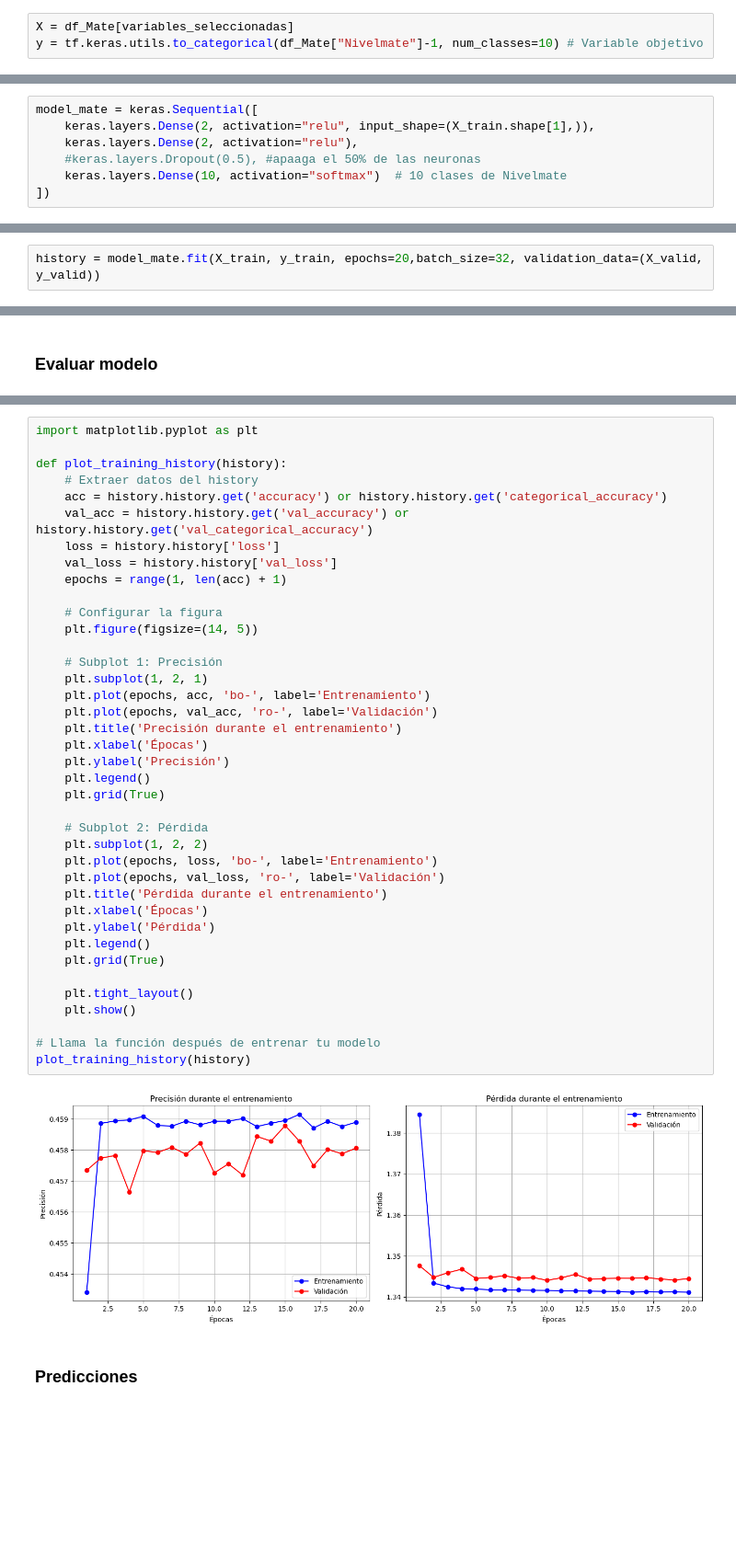
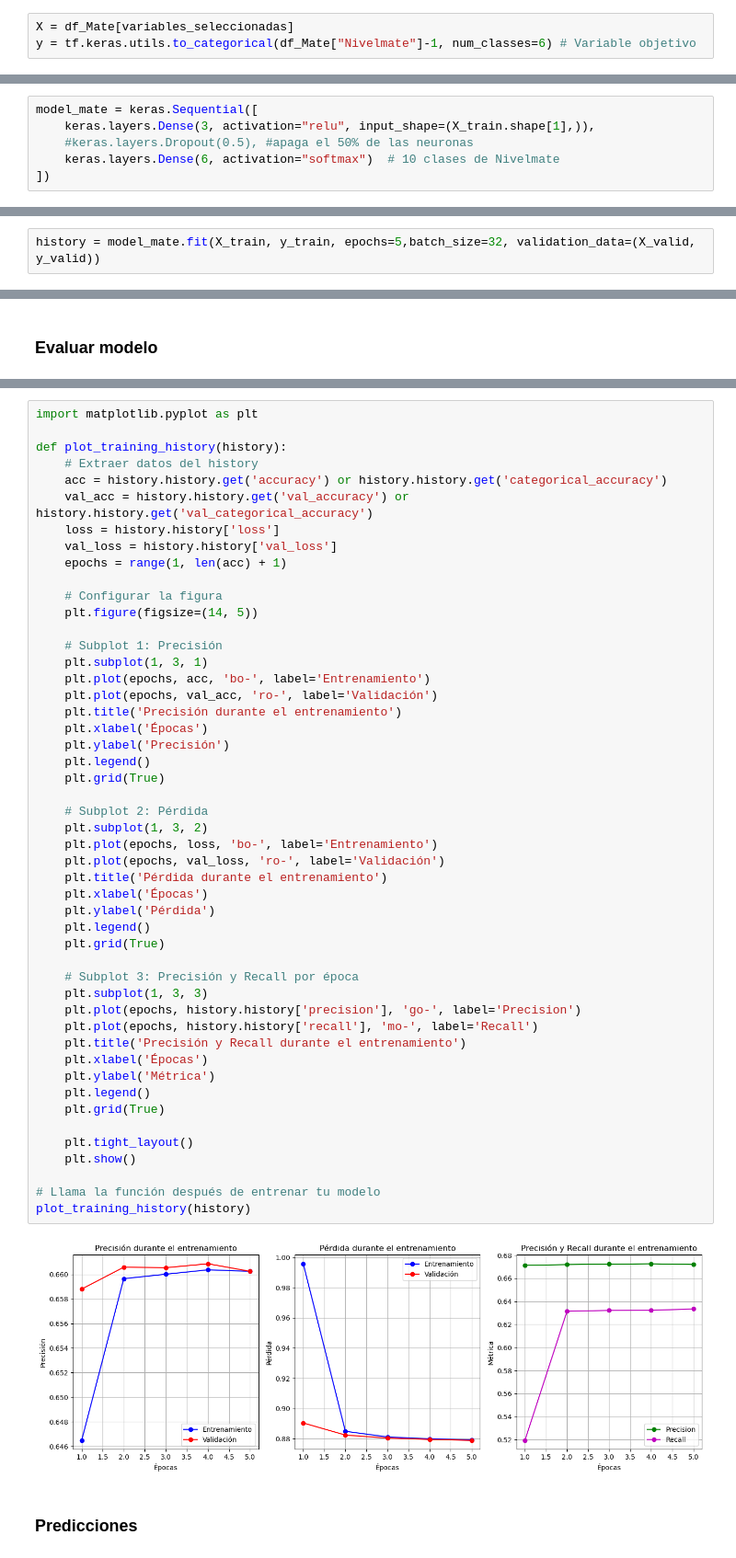
Before and after one commit to levium1029/Proyecto-2, a Jupyter notebook: main.ipynb, the cells around one changed output, grey strips where cells are left out. Shown: that part at 92% size. Drawn from its saved outputs; the diff is of its cells as text; blank space fills up the shorter version.

Commit message:
Modelo de Nivel de Matemáticas con estadísticas completas. Versión sin MLflow.

```diff
--- a/main.ipynb
+++ b/main.ipynb
@@ -602,6 +597,6 @@ print(num_classes)
 # %%
 X = df_Mate[variables_seleccionadas]
-y = tf.keras.utils.to_categorical(df_Mate["Nivelmate"]-1, num_classes=10) # Variable objetivo
+y = tf.keras.utils.to_categorical(df_Mate["Nivelmate"]-1, num_classes=6) # Variable objetivo
 # %% [markdown]
 ### Prepocesamiento
 # %%
@@ -651,7 +641,6 @@ WARNING:tensorflow:From c:\Users\ma.soriano\AppData\Local\anaconda3\Lib\site-pac
 # %%
 model_mate = keras.Sequential([
-    keras.layers.Dense(2, activation="relu", input_shape=(X_train.shape[1],)),
-    keras.layers.Dense(2, activation="relu"),
-    #keras.layers.Dropout(0.5), #apaaga el 50% de las neuronas
-    keras.layers.Dense(10, activation="softmax")  # 10 clases de Nivelmate
+    keras.layers.Dense(3, activation="relu", input_shape=(X_train.shape[1],)),
+    #keras.layers.Dropout(0.5), #apaga el 50% de las neuronas
+    keras.layers.Dense(6, activation="softmax")  # 10 clases de Nivelmate
 ])
@@ -685,5 +661,5 @@ Clase 5: 899 muestras
 # %% [markdown]
 ### Entrenamiento
 # %%
-history = model_mate.fit(X_train, y_train, epochs=20,batch_size=32, validation_data=(X_valid, y_valid))
+history = model_mate.fit(X_train, y_train, epochs=5,batch_size=32, validation_data=(X_valid, y_valid))
 # %% [output]
@@ -730,36 +710,46 @@ def plot_training_history(history):
     val_loss = history.history['val_loss']
     epochs = range(1, len(acc) + 1)
 
     # Configurar la figura
     plt.figure(figsize=(14, 5))
 
     # Subplot 1: Precisión
-    plt.subplot(1, 2, 1)
+    plt.subplot(1, 3, 1)
     plt.plot(epochs, acc, 'bo-', label='Entrenamiento')
     plt.plot(epochs, val_acc, 'ro-', label='Validación')
     plt.title('Precisión durante el entrenamiento')
     plt.xlabel('Épocas')
     plt.ylabel('Precisión')
     plt.legend()
     plt.grid(True)
 
     # Subplot 2: Pérdida
-    plt.subplot(1, 2, 2)
+    plt.subplot(1, 3, 2)
     plt.plot(epochs, loss, 'bo-', label='Entrenamiento')
     plt.plot(epochs, val_loss, 'ro-', label='Validación')
     plt.title('Pérdida durante el entrenamiento')
     plt.xlabel('Épocas')
     plt.ylabel('Pérdida')
     plt.legend()
     plt.grid(True)
 
+    # Subplot 3: Precisión y Recall por época
+    plt.subplot(1, 3, 3)
+    plt.plot(epochs, history.history['precision'], 'go-', label='Precision')
+    plt.plot(epochs, history.history['recall'], 'mo-', label='Recall')
+    plt.title('Precisión y Recall durante el entrenamiento')
+    plt.xlabel('Épocas')
+    plt.ylabel('Métrica')
+    plt.legend()
+    plt.grid(True)
+
     plt.tight_layout()
     plt.show()
 
 # Llama la función después de entrenar tu modelo
 plot_training_history(history)
 # %% [output]
-[figure, old version]
+[figure, new version]
 # %% [markdown]
 ### Predicciones
 # %%
```
Also changed, not shown: parts of 14 cells of this notebook.
